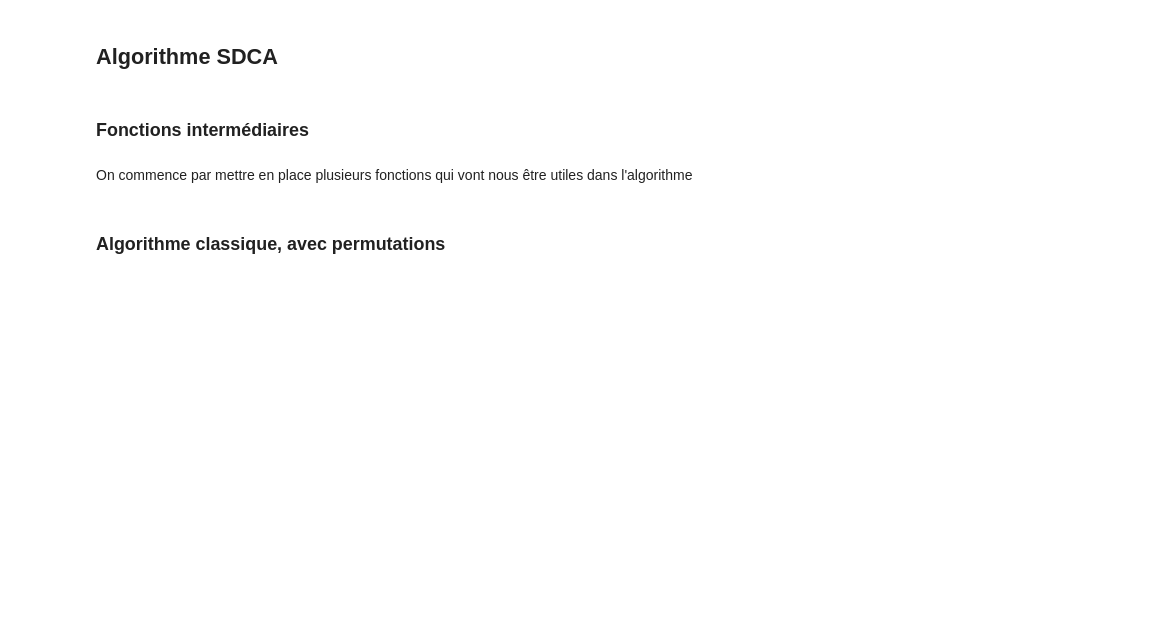
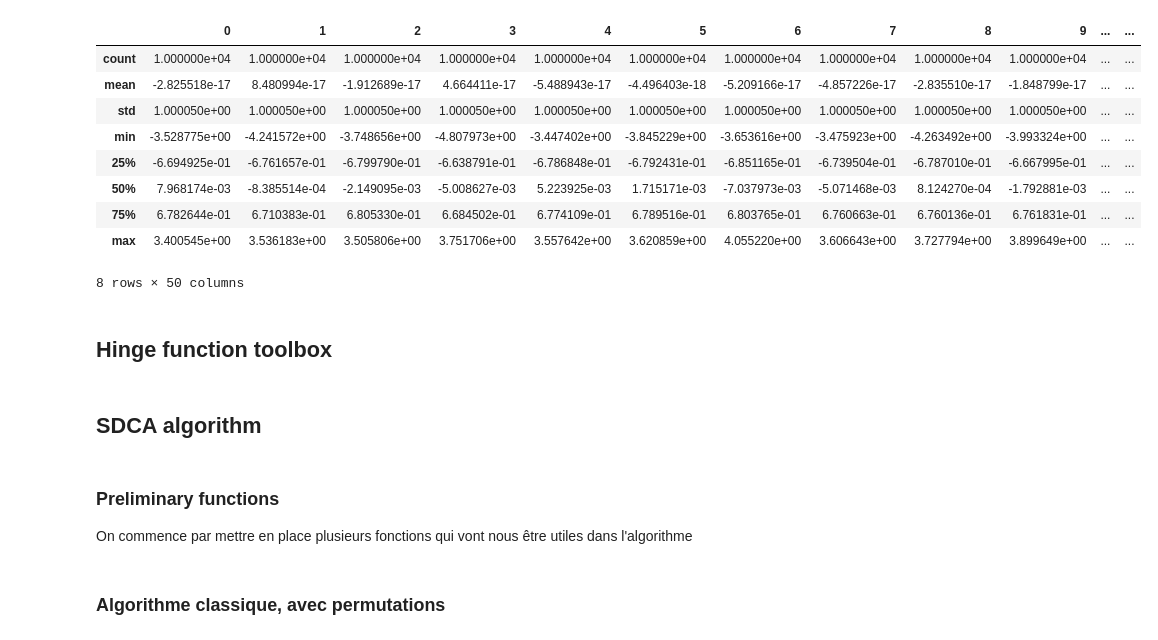
Before and after one commit to gauthier-schweitzer/soadml, a Jupyter notebook: Projet.ipynb, the cells around one changed output. Drawn from its saved outputs; the diff is of its cells as text; code cells hidden in the pictures; blank space fills up the shorter version.

```diff
--- a/Projet.ipynb
+++ b/Projet.ipynb
@@ -41,0 +25,16 @@ def hinge_dual(u, y):
+# %%
+X_scale= preprocessing.scale(X)
+pd.DataFrame(X_scale).describe()
+# %% [output]
+|  | 0 | 1 | 2 | 3 | 4 | 5 | 6 | 7 | 8 | 9 | ... | ... |
+| count | 1.000000e+04 | 1.000000e+04 | 1.000000e+04 | 1.000000e+04 | 1.000000e+04 | 1.000000e+04 | 1.000000e+04 | 1.000000e+04 | 1.000000e+04 | 1.000000e+04 | ... | ... |
+| mean | -2.825518e-17 | 8.480994e-17 | -1.912689e-17 | 4.664411e-17 | -5.488943e-17 | -4.496403e-18 | -5.209166e-17 | -4.857226e-17 | -2.835510e-17 | -1.848799e-17 | ... | ... |
+| std | 1.000050e+00 | 1.000050e+00 | 1.000050e+00 | 1.000050e+00 | 1.000050e+00 | 1.000050e+00 | 1.000050e+00 | 1.000050e+00 | 1.000050e+00 | 1.000050e+00 | ... | ... |
+| min | -3.528775e+00 | -4.241572e+00 | -3.748656e+00 | -4.807973e+00 | -3.447402e+00 | -3.845229e+00 | -3.653616e+00 | -3.475923e+00 | -4.263492e+00 | -3.993324e+00 | ... | ... |
+| 25% | -6.694925e-01 | -6.761657e-01 | -6.799790e-01 | -6.638791e-01 | -6.786848e-01 | -6.792431e-01 | -6.851165e-01 | -6.739504e-01 | -6.787010e-01 | -6.667995e-01 | ... | ... |
+| 50% | 7.968174e-03 | -8.385514e-04 | -2.149095e-03 | -5.008627e-03 | 5.223925e-03 | 1.715171e-03 | -7.037973e-03 | -5.071468e-03 | 8.124270e-04 | -1.792881e-03 | ... | ... |
+| 75% | 6.782644e-01 | 6.710383e-01 | 6.805330e-01 | 6.684502e-01 | 6.774109e-01 | 6.789516e-01 | 6.803765e-01 | 6.760663e-01 | 6.760136e-01 | 6.761831e-01 | ... | ... |
+| max | 3.400545e+00 | 3.536183e+00 | 3.505806e+00 | 3.751706e+00 | 3.557642e+00 | 3.620859e+00 | 4.055220e+00 | 3.606643e+00 | 3.727794e+00 | 3.899649e+00 | ... | ... |
+8 rows × 50 columns
+# %% [markdown]
+## Hinge function toolbox
@@ -42,6 +107,6 @@ def hinge_dual(u, y):
 # %% [markdown]
-## Algorithme SDCA
+## SDCA algorithm
-# %% [markdown]
-### Fonctions intermédiaires
 # %% [markdown]
+### Preliminary functions
+
 On commence par mettre en place plusieurs fonctions qui vont nous être utiles dans l'algorithme
```
Also changed, not shown: parts of 27 cells of this notebook.
